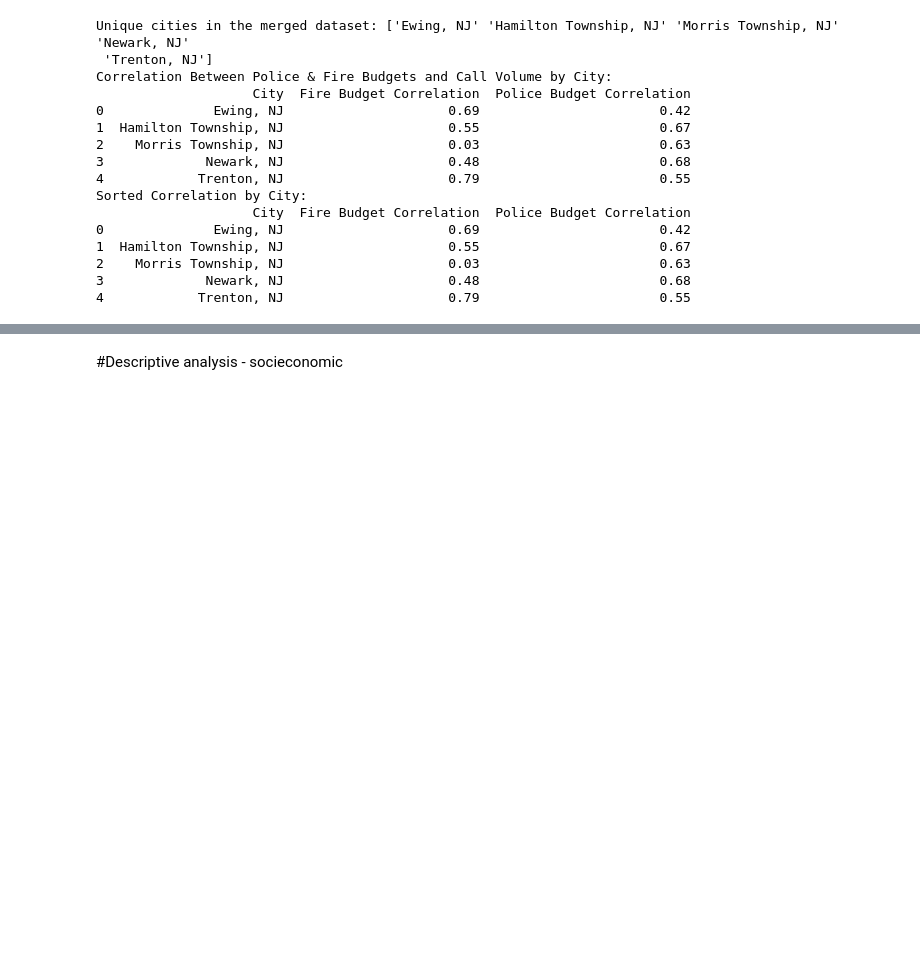
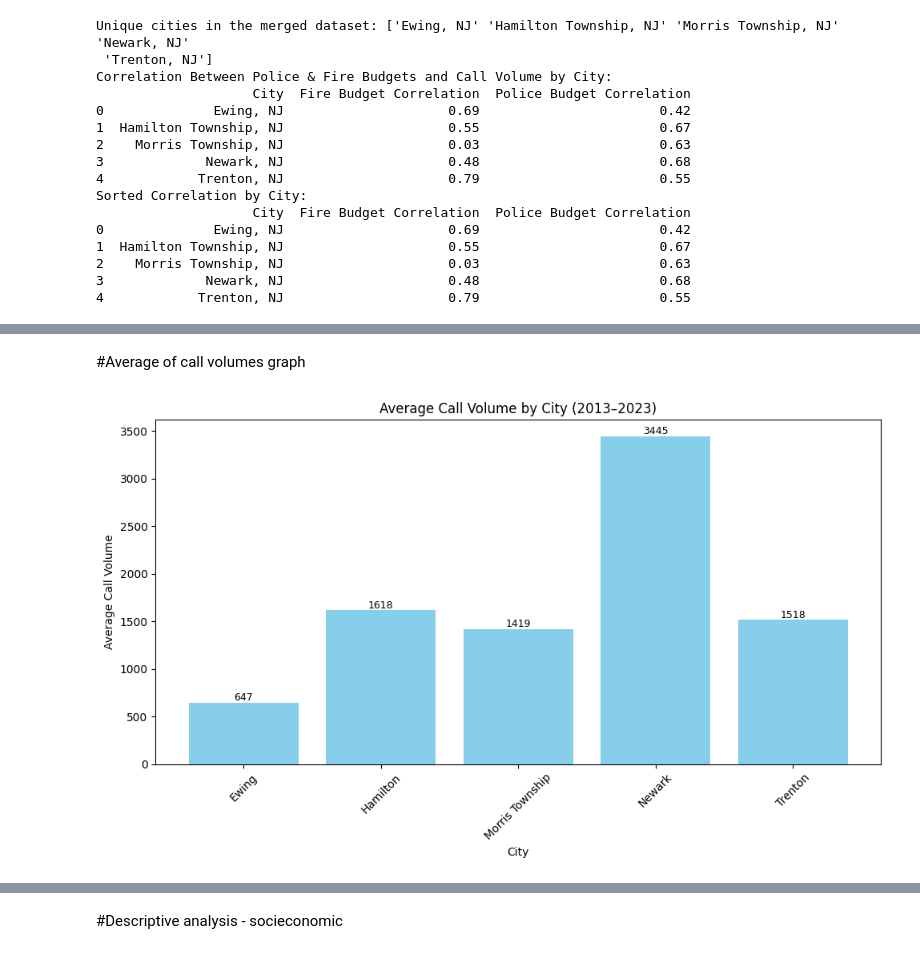
Before and after one commit to erikaguiracocha/Capstone-Project, a Jupyter notebook: capstoneproject1.ipynb, the cells around one changed output, grey strips where cells are left out. Saved outputs shown, nothing was run; the diff lists cells and outputs as text; code cells hidden in the pictures; blank space fills up the shorter version.

```diff
--- a/capstoneproject1.ipynb
+++ b/capstoneproject1.ipynb
@@ -619,0 +495,43 @@ plt.show()
+# %% [markdown]
+#Average of call volumes graph
+# %%
+import pandas as pd
+import matplotlib.pyplot as plt
+
+# URL of the CSV file
+url_calls = "https://raw.githubusercontent.com/erikaguiracocha/Data-Visualization-2025/refs/heads/main/call%20volumes%20in%20cvs.csv"
+
+# Load the data
+df_calls = pd.read_csv(url_calls)
+
+# Clean column names
+df_calls.columns = df_calls.columns.str.strip()
+
+# Rename for clarity
+df_calls = df_calls.rename(columns={"Estimated Total Calls": "Call Volume"})
+
+# Convert to numeric (remove commas if present)
+df_calls["Call Volume"] = pd.to_numeric(df_calls["Call Volume"].astype(str).str.replace(",", ""), errors='coerce')
+
+# Average by city
+city_avg_calls = df_calls.groupby("City")["Call Volume"].mean().reset_index()
+city_avg_calls = city_avg_calls.sort_values("City").reset_index(drop=True)
+
+# Plot
+plt.figure(figsize=(10, 6))
+bars = plt.bar(city_avg_calls["City"], city_avg_calls["Call Volume"], color="skyblue")
+
+# Add labels
+for bar in bars:
+    height = bar.get_height()
+    plt.text(bar.get_x() + bar.get_width()/2, height + 20, f'{height:.0f}', ha='center', fontsize=9)
+
+# Labels and title
+plt.xlabel("City")
+plt.ylabel("Average Call Volume")
+plt.title("Average Call Volume by City (2013–2023)")
+plt.xticks(rotation=45)
+plt.tight_layout()
+plt.show()
+# %% [output]
+[figure, added]
```
Also changed, not shown: parts of 10 cells of this notebook.
